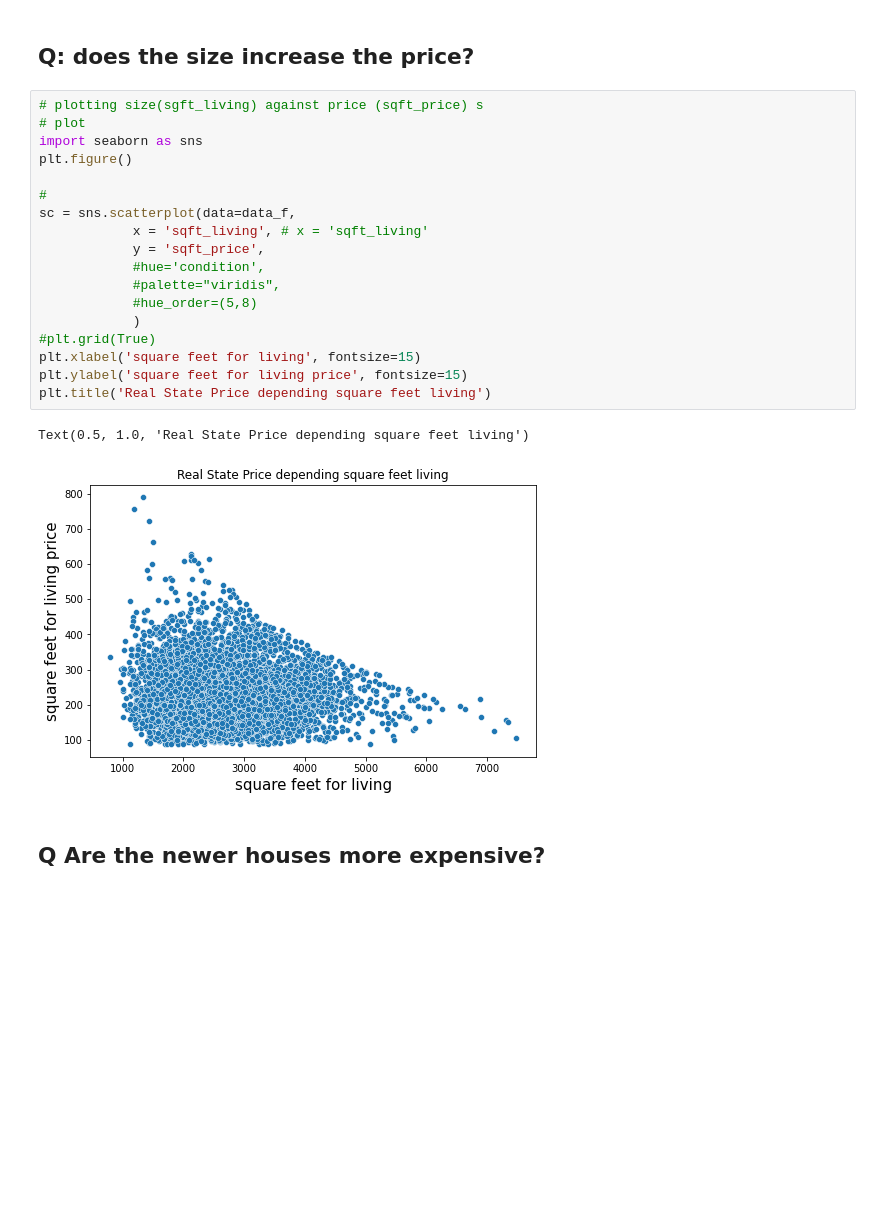
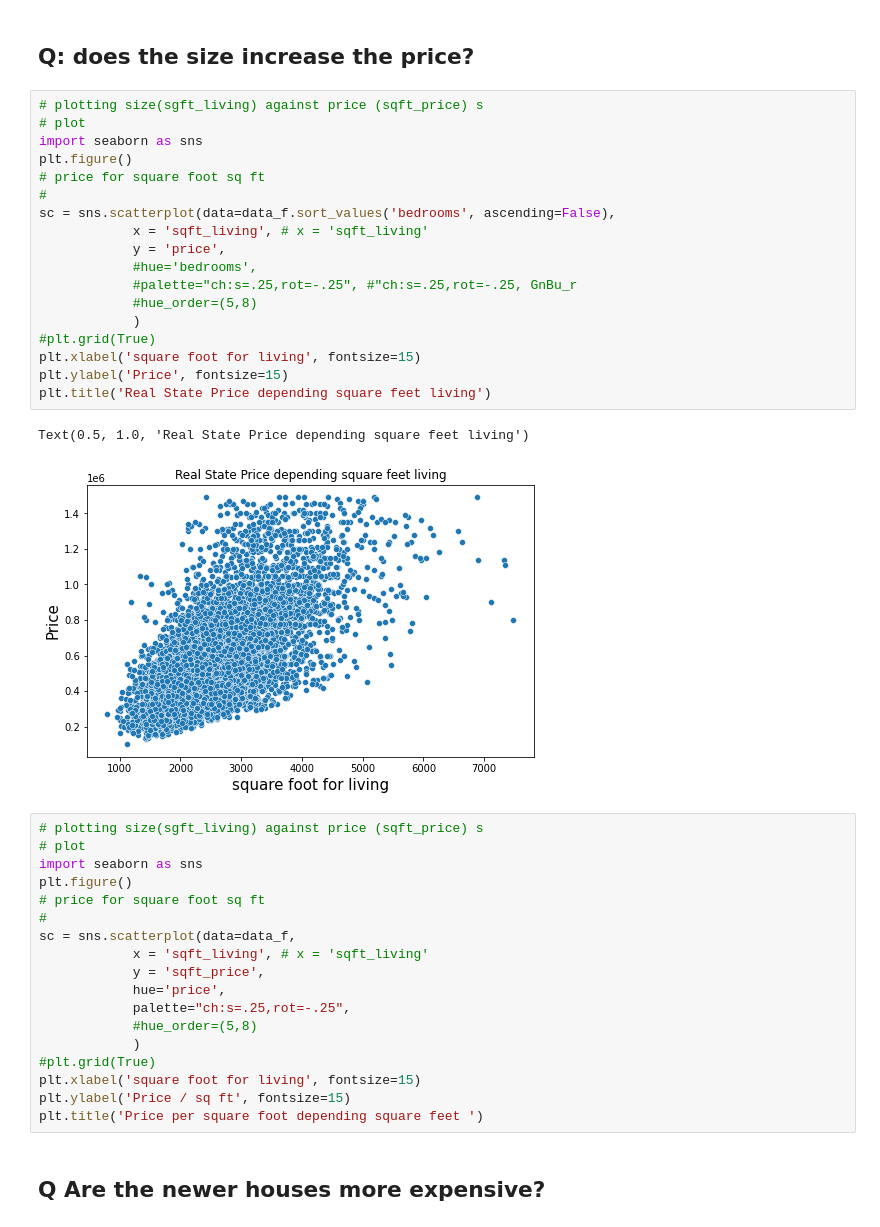
Before and after one commit to valentina-bec/EDA_project1, a Jupyter notebook: EDA_exploration.ipynb, the cells around one changed output. Saved outputs shown, nothing was run; the diff lists cells and outputs as text; blank space fills up the shorter version.

```diff
--- a/EDA_exploration.ipynb
+++ b/EDA_exploration.ipynb
@@ -503,27 +548,45 @@ fig.update_layout(margin={"r":10,"t":10,"l":10,"b":10})
 fig.show()
 # %% [markdown]
 ## Q: does the size increase the price?
+# %%
+# plotting size(sgft_living) against price (sqft_price) s
+# plot
+import seaborn as sns
+plt.figure()
+# price for square foot sq ft
+#
+sc = sns.scatterplot(data=data_f.sort_values('bedrooms', ascending=False),
+            x = 'sqft_living', # x = 'sqft_living'
+            y = 'price',
+            #hue='bedrooms',
+            #palette="ch:s=.25,rot=-.25", #"ch:s=.25,rot=-.25, GnBu_r
+            #hue_order=(5,8)
+            )
+#plt.grid(True)
+plt.xlabel('square foot for living', fontsize=15)
+plt.ylabel('Price', fontsize=15)
+plt.title('Real State Price depending square feet living')
+# %% [output]
+Text(0.5, 1.0, 'Real State Price depending square feet living')
+[figure, added]
 # %%
 # plotting size(sgft_living) against price (sqft_price) s
 # plot
 import seaborn as sns
 plt.figure()
-
+# price for square foot sq ft
 #
 sc = sns.scatterplot(data=data_f,
             x = 'sqft_living', # x = 'sqft_living'
             y = 'sqft_price',
-            #hue='condition',
-            #palette="viridis",
+            hue='price',
+            palette="ch:s=.25,rot=-.25",
             #hue_order=(5,8)
             )
 #plt.grid(True)
-plt.xlabel('square feet for living', fontsize=15)
-plt.ylabel('square feet for living price', fontsize=15)
-plt.title('Real State Price depending square feet living')
+plt.xlabel('square foot for living', fontsize=15)
+plt.ylabel('Price / sq ft', fontsize=15)
+plt.title('Price per square foot depending square feet ')
-# %% [output]
-Text(0.5, 1.0, 'Real State Price depending square feet living')
-[figure, removed]
 # %% [markdown]
 ## Q Are the newer houses more expensive?
 # %%
```
Also changed, not shown: parts of 17 cells of this notebook, 5 other files.
